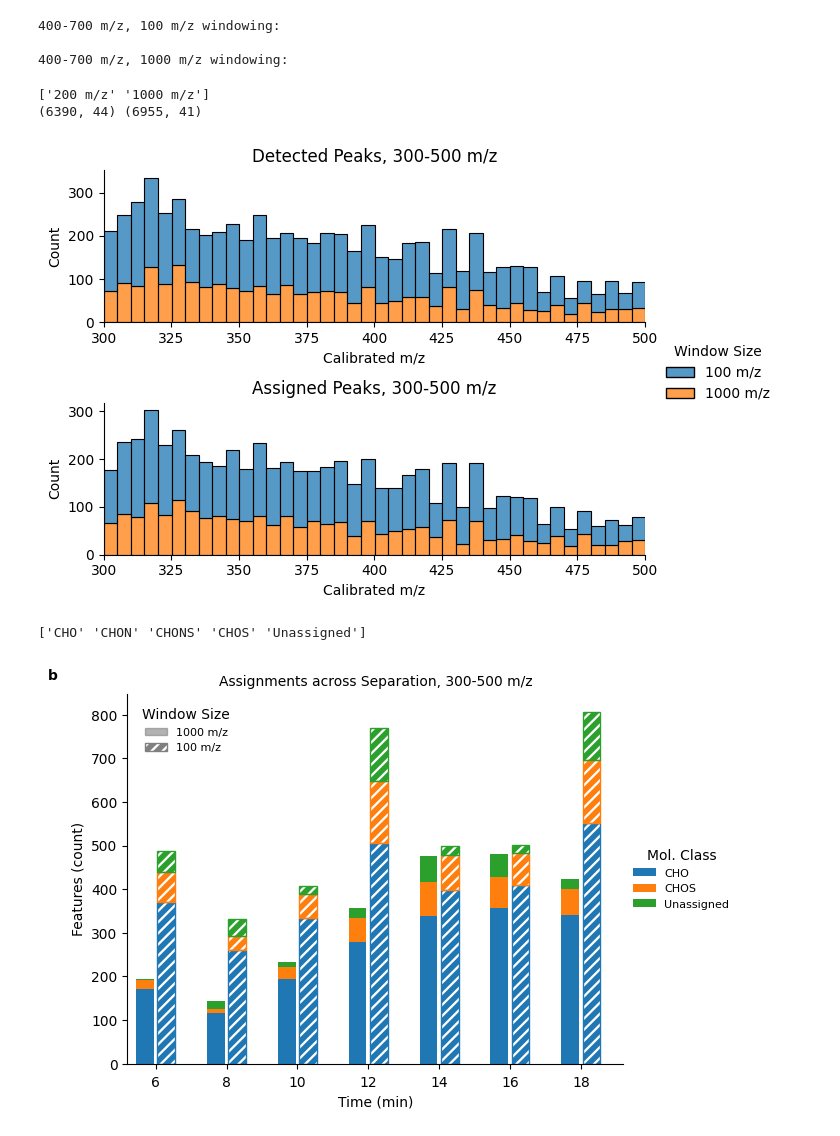
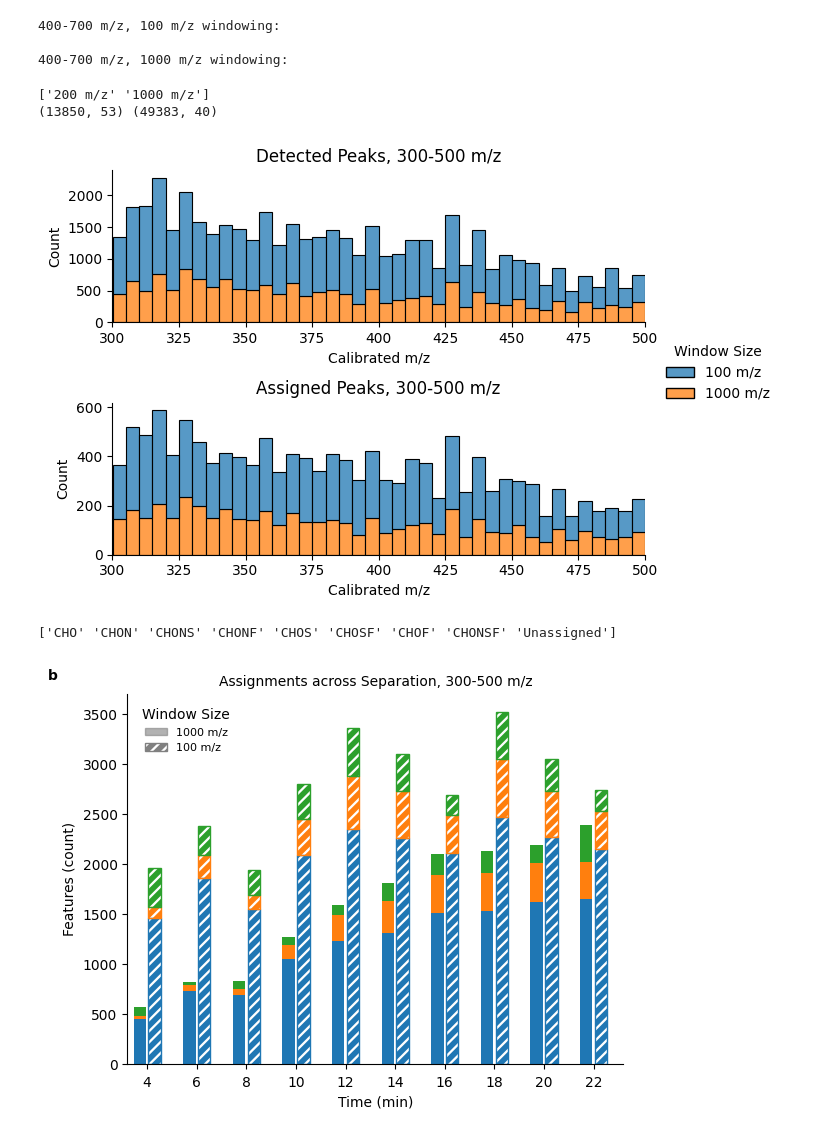
Before and after one commit to rboiteau/CoreMS, a Jupyter notebook: LC-21T-neg.ipynb, the cells around one changed output. Drawn from its saved outputs; the diff is of its cells as text; code cells hidden in the pictures.

```diff
--- a/LC-21T-neg.ipynb
+++ b/LC-21T-neg.ipynb
@@ -41,7 +44,7 @@ import importlib
 # %%
 # get files & parsers
 
-dir='/Volumes/Samsung_T5/NHMFL/2023_January_Christian/wastewater/Zorbax_5um_inject_1500ms/neg/subset'
+dir='/Volumes/Samsung_T5/NHMFL/2023_January_Christian/wastewater/Zorbax_5um_inject_1500ms/neg'
 flist=os.listdir(dir)
 os.chdir(dir)
 
@@ -50,7 +53,7 @@ os.chdir(dir)
 MSfiles={}
 
 for f in flist:
-    if ('.raw' in f) & ('._' not in f) & ('qh2o' not in f):
+    if ('.raw' in f) & ('._' not in f) :
         print(f)
         parser = rawFileReader.ImportMassSpectraThermoMSFileReader(f)
         MSfiles[f]={'parser': parser}
@@ -533,7 +587,7 @@ for i in range(len(combo['m/z window'])):
 print(np.shape(combo),np.shape(combo2))
 # %% [output]
 ['200 m/z' '1000 m/z']
-(6390, 44) (6955, 41)
+(13850, 53) (49383, 40)
 # %%
 
 import matplotlib.gridspec as gridspec
@@ -580,7 +634,7 @@ fig.legend(handles, labels, bbox_to_anchor=(0.98, 0.5), loc='center left',frameo
 fig.tight_layout()
 plt.show()
 # %% [output]
-[figure, old version]
+[figure, new version]
 # %%
 import matplotlib.patches as mpatches
 fig, ax4 = plt.subplots()
@@ -604,7 +658,7 @@ df100 = df[df['m/z Window']=='100 m/z']
 ax4 = df.plot.bar(x='Time',y=df.columns[1:],stacked=True,ylabel='Peaks',ax=ax4)
 #ax4 = df100.plot.bar(x='Time',y=df.columns[1:],stacked=True,ylabel='Peaks',ax=ax4)
 plt.rcParams['hatch.linewidth'] = 4
-n = 14
+n = 20
 for i in range(n):
     new_x = ax4.patches[i].get_x() - ((i%2)/2)
     ax4.patches[i].set_x(new_x)
@@ -632,7 +686,7 @@ for i in range(n):
 
 # Update tick locations correspondingly
 #minor_tick_locs = [x.get_x()+1/4 for x in ax4.patches[:28]]
-major_tick_locs = np.array([x.get_x()+1/4 for x in ax4.patches[:14]]).reshape(7, 2).mean(axis=1)
+major_tick_locs = np.array([x.get_x()+1/4 for x in ax4.patches[:int(n)]]).reshape(int(n/2), 2).mean(axis=1)
 #ax4.set_xticks(minor_tick_locs, minor=True)
 ax4.set_xticks(major_tick_locs)
 
@@ -653,32 +707,32 @@ ax4.set_ylabel('Features (count)')
 leg = plt.legend(loc='center left', bbox_to_anchor=(1., 0.5), frameon=False, title='Mol. Class', prop={'size': 8})
 ax4.add_artist(leg)
 ax4.set_title('Assignments across Separation, 300-500 m/z',fontsize= 10)
 a_val = 0.6
 
 patch_full = mpatches.Patch(color='gray', alpha=a_val,label='1000 m/z')
 patch_100 = mpatches.Patch(edgecolor='gray', facecolor = 'white', hatch = '///',label='100 m/z')
 
 
 
 colors = ['#EA5739','#FEFFBE','#4BB05C']
 
 
 #circ1 = mpatches.Patch( facecolor=colors[0],alpha=a_val,hatch=r'\\\\',label='Label1')
 #circ2= mpatches.Patch( facecolor=colors[1],alpha=a_val,hatch='o',label='Label2')
 #circ3 = mpatches.Patch(facecolor=colors[2],alpha=a_val,hatch='+',label='Label3')
 
 
 plt.legend(handles=[patch_full, patch_100], loc='upper left', bbox_to_anchor=(0.01, 0.99), frameon = False, title='Window Size', prop={'size': 8}) #.legend(handles = [circ1,circ2,circ3],loc=2)#.
 
 
 sns.despine(ax=ax4)
 ax4.text(-.15, 1.05,'b',
     horizontalalignment='center',
     verticalalignment='center',
     transform = ax4.transAxes, fontweight='bold', fontsize = 10)
 sns.despine(ax=ax4)
 
 plt.show()
 # %% [output]
-['CHO' 'CHON' 'CHONS' 'CHOS' 'Unassigned']
+['CHO' 'CHON' 'CHONS' 'CHONF' 'CHOS' 'CHOSF' 'CHOF' 'CHONSF' 'Unassigned']
-[figure, old version]
+[figure, new version]
```
Also changed, not shown: parts of 20 cells of this notebook, 2 other files.
